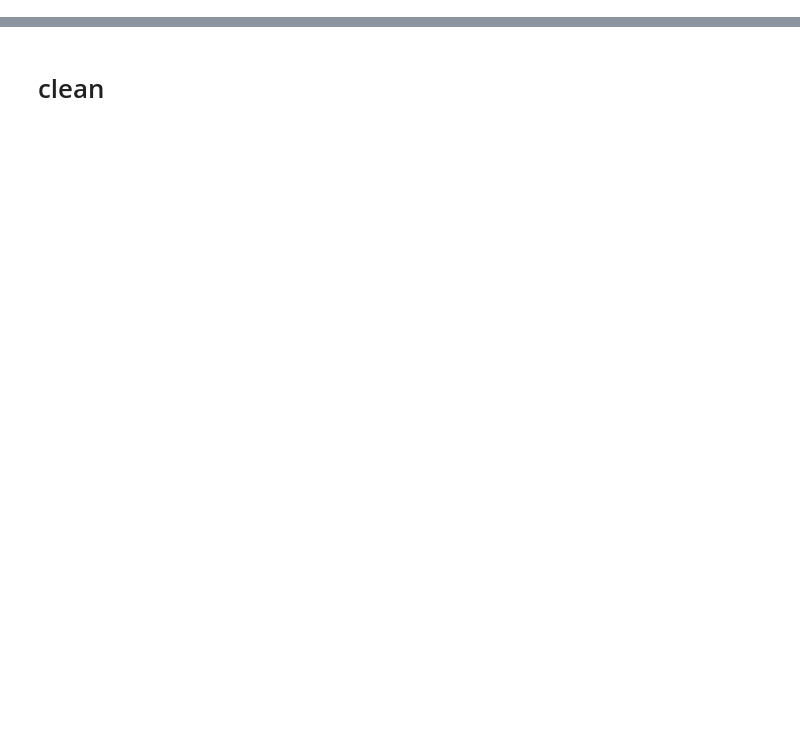
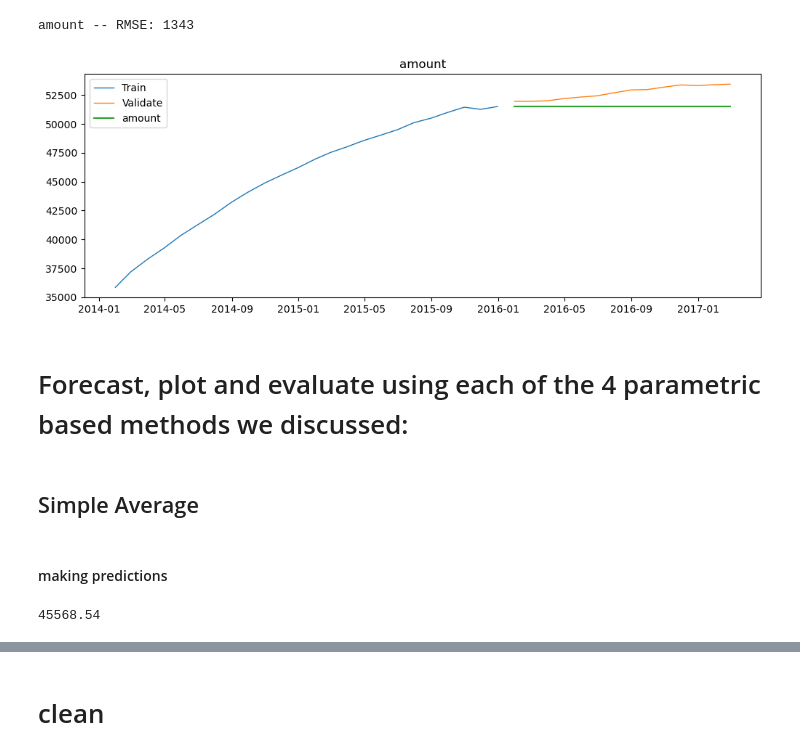
Before and after one commit to brandontnavarrete/timeseries-excercise, a Jupyter notebook: model.ipynb, the cells around one changed output, grey strips where cells are left out. Drawn from its saved outputs; the diff is of its cells as text; code cells hidden in the pictures; blank space fills up the shorter version.

```diff
--- a/model.ipynb
+++ b/model.ipynb
@@ -12,0 +55,3 @@ dfs = pd.read_csv('saas.csv')
+# %%
+# train will go from 0 to 23
+train = df[:train_size]
@@ -12,0 +68,3 @@ dfs = pd.read_csv('saas.csv')
+# %%
+# validate will go from 24 to 37
+validate = df[train_size:validate_end_index]
@@ -12,0 +96,26 @@ dfs = pd.read_csv('saas.csv')
+# %%
+def evaluate(target_var):
+    '''
+    This function will take the actual values of the target_var from validate,
+    and the predicted values stored in yhat_df,
+    and compute the rmse, rounding to 0 decimal places.
+    it will return the rmse.
+    '''
+    rmse = round(sqrt(mean_squared_error(validate[target_var], yhat_df[target_var])), 0)
+    return rmse
+# %%
+def plot_and_eval(target_var):
+    '''
+    This function takes in the target var name (string), and returns a plot
+    of the values of train for that variable, validate, and the predicted values from yhat_df.
+    it will als lable the rmse.
+    '''
+    plt.figure(figsize = (12,4))
+    plt.plot(train[target_var], label='Train', linewidth=1)
+    plt.plot(validate[target_var], label='Validate', linewidth=1)
+    plt.plot(yhat_df[target_var], label=target_var)
+    plt.title(target_var)
+    plt.legend()
+    rmse = evaluate(target_var)
+    print(target_var, '-- RMSE: {:.0f}'.format(rmse))
+    plt.show()
@@ -12,0 +171,17 @@ dfs = pd.read_csv('saas.csv')
+# %%
+plot_and_eval('amount')
+# %% [output]
+amount -- RMSE: 1343
+[figure, added]
+# %% [markdown]
+# Forecast, plot and evaluate using each of the 4 parametric based methods we discussed:
+# %% [markdown]
+## Simple Average
+# %% [markdown]
+#### making predictions
+# %%
+# compute average
+amount = round(train['amount'].mean(), 2)
+amount
+# %% [output]
+45568.54
```
Also changed, not shown: parts of 49 cells of this notebook.
